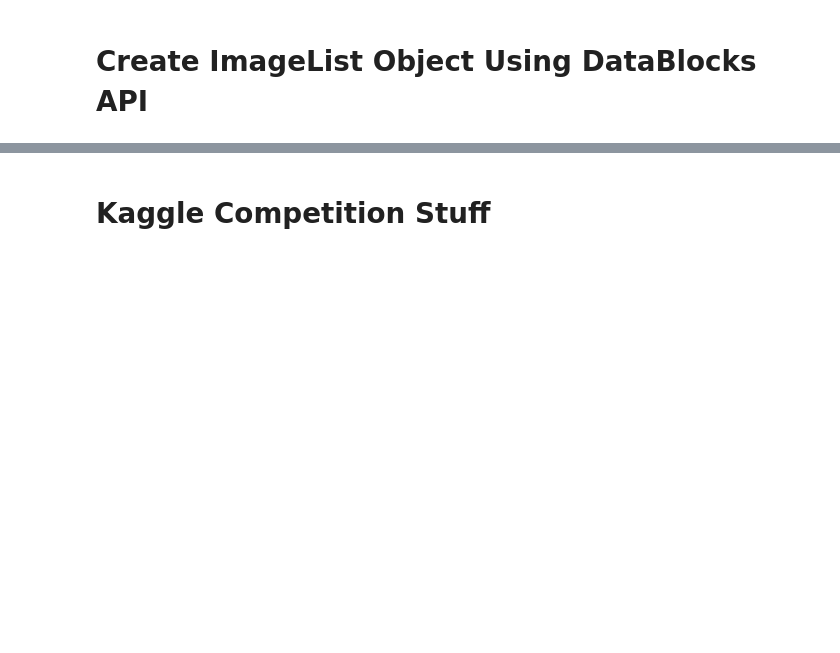
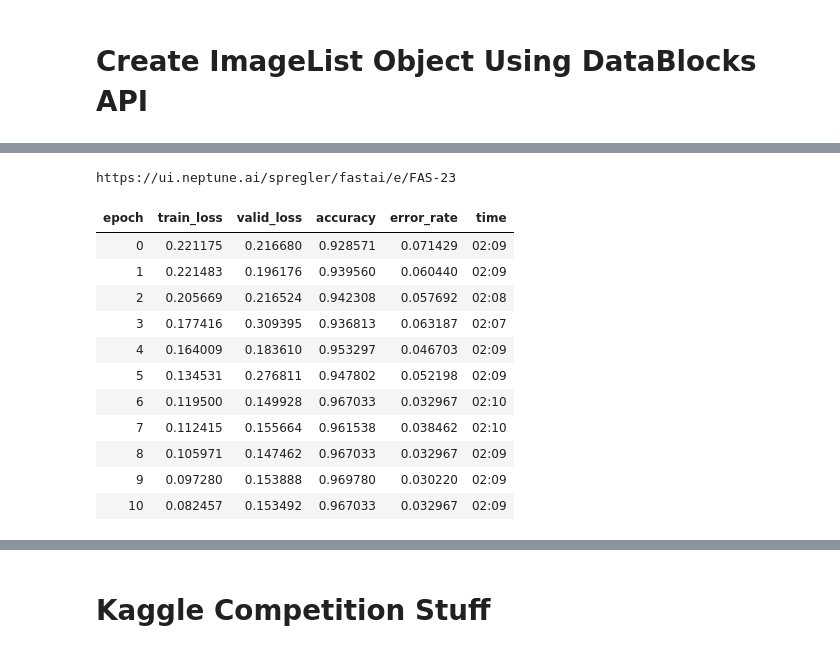
Before and after one commit to spregler/Plant-Pathology-Capstone, a Jupyter notebook: capstone.ipynb, the cells around one changed output, grey strips where cells are left out. Saved outputs shown, nothing was run; the diff lists cells and outputs as text; code cells hidden in the pictures; blank space fills up the shorter version.

```diff
--- a/capstone.ipynb
+++ b/capstone.ipynb
@@ -147,0 +232,17 @@ learner.fit_one_cycle(4,1e-3) # fit to out data
+# %%
+with neptune.create_experiment():
+  learner.fit_one_cycle(11, slice(1.5e-05,1e-04))
+# %% [output]
+https://ui.neptune.ai/spregler/fastai/e/FAS-23
+| epoch | train_loss | valid_loss | accuracy | error_rate | time |
+| 0 | 0.221175 | 0.216680 | 0.928571 | 0.071429 | 02:09 |
+| 1 | 0.221483 | 0.196176 | 0.939560 | 0.060440 | 02:09 |
+| 2 | 0.205669 | 0.216524 | 0.942308 | 0.057692 | 02:08 |
+| 3 | 0.177416 | 0.309395 | 0.936813 | 0.063187 | 02:07 |
+| 4 | 0.164009 | 0.183610 | 0.953297 | 0.046703 | 02:09 |
+| 5 | 0.134531 | 0.276811 | 0.947802 | 0.052198 | 02:09 |
+| 6 | 0.119500 | 0.149928 | 0.967033 | 0.032967 | 02:10 |
+| 7 | 0.112415 | 0.155664 | 0.961538 | 0.038462 | 02:10 |
+| 8 | 0.105971 | 0.147462 | 0.967033 | 0.032967 | 02:09 |
+| 9 | 0.097280 | 0.153888 | 0.969780 | 0.030220 | 02:09 |
+| 10 | 0.082457 | 0.153492 | 0.967033 | 0.032967 | 02:09 |
```
Also changed, not shown: parts of 35 cells of this notebook.
